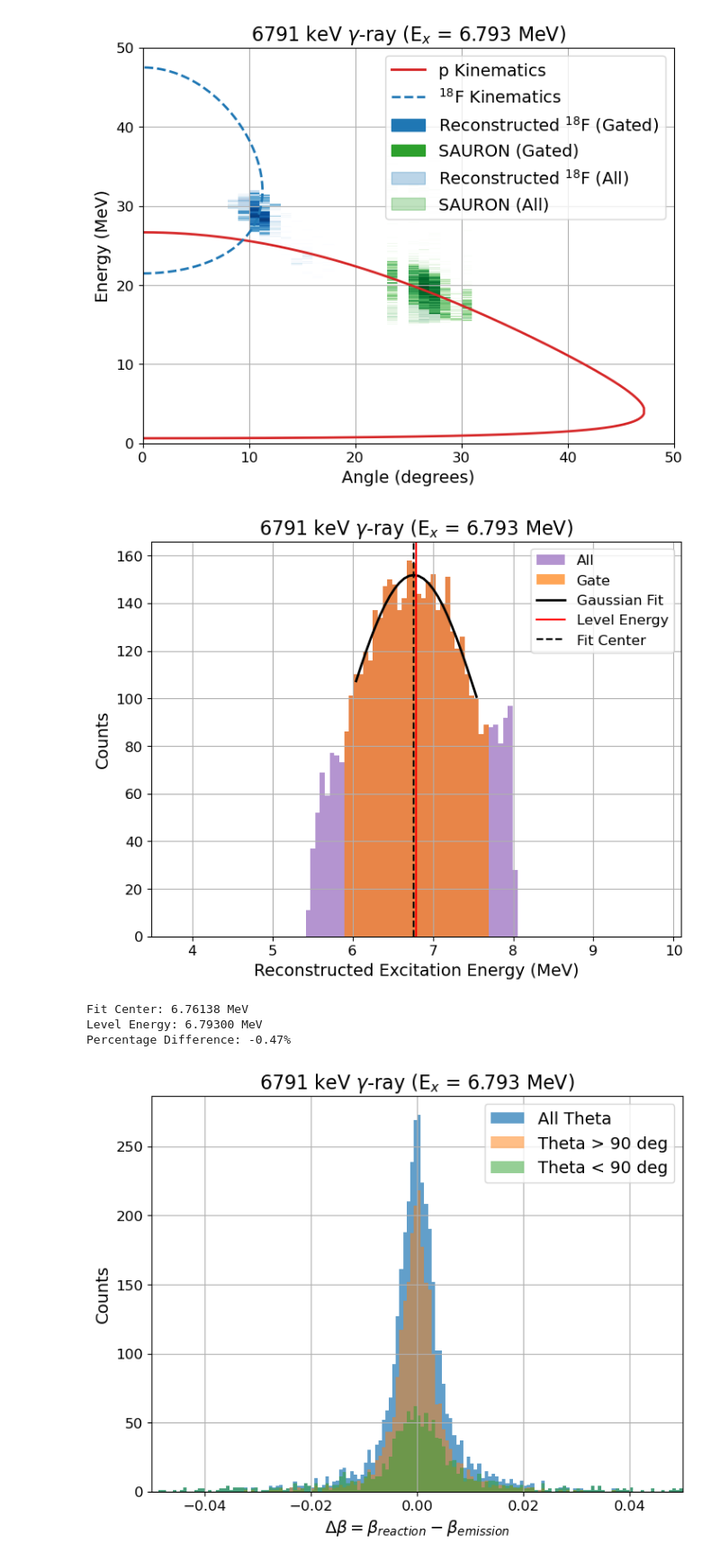
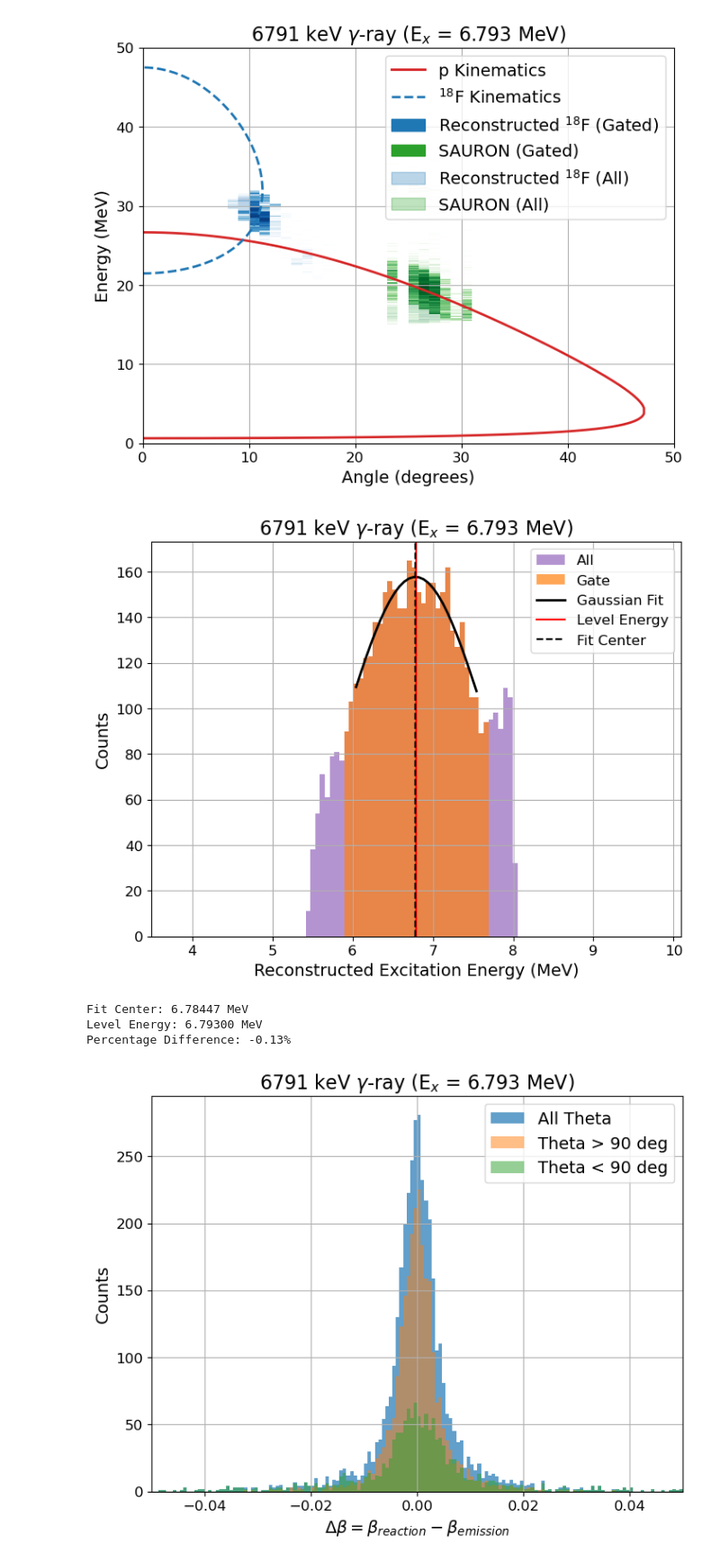
Before and after one commit to skowrons94/15O_Lifetime, a Jupyter notebook: Analyze_6792.ipynb, the cells around one changed output. Shown at 90% size. Drawn from its saved outputs; the diff is of its cells as text; code cells hidden in the pictures.

Commit message:
Better data handling.

```diff
--- a/Analyze_6792.ipynb
+++ b/Analyze_6792.ipynb
@@ -17,8 +17,8 @@ level_energy = 6.793 # MeV
 gamma_energy = 6791 # keV
 beta_mean = 0.067 # c units
 
-theta_range = 40 # Define theta range for projection
-theta_step = 10  # Number of bins on each side of the peak
+theta_range = 30 # Define theta range for projection
+theta_step = 7  # Number of bins on each side of the peak
 
 theta_offset = 1.5
 gain_factor = 1.03
@@ -26,14 +26,8 @@ gain_factor = 1.03
 tolerance = 100 # keV
 tolerance_dc = 20 # keV
 
-# Load the data files
-buffer = io.BytesIO()
-for part in sorted(glob.glob('data/15O_Lifetime_AGATA_Part_*.bin')):
-    with open(part, 'rb') as f:
-        buffer.write(f.read())
-
-buffer.seek(0)
-dataset = np.load(buffer, allow_pickle=True).item()["{}".format(gamma_energy+1)]
+# Open 15O_Lifetime_AGATA_{gamma_energy}.npz and load the dataset
+dataset = np.load(f"data/15O_Lifetime_AGATA_{gamma_energy+1}.npz", allow_pickle=True)
 # %%
 # Calculate Doppler energies
 theta_grid = np.linspace(0, 180, 100)  # Example theta grid for plotting
@@ -386,50 +439,45 @@ print(f"Fit Center: {result.params['center'].value:.5f} MeV")
 print(f"Level Energy: {level_energy:.5f} MeV")
 print(f"Percentage Difference: {percentage_diff:.2f}%")
 # %% [output]
-[figure, old version]
+[figure, new version]
-Fit Center: 6.76138 MeV
+Fit Center: 6.78447 MeV
 Level Energy: 6.79300 MeV
-Percentage Difference: -0.47%
+Percentage Difference: -0.13%
 # %%
-# For all beta_emission above 120 deg increase beta_reaction by 2.5e-4
-for i in range(len(selected_beta_emission)):
-    if selected_thetas[i] > 120:
-        selected_beta_reaction[i] += 2.5e-4
-
 # Calculate delta beta
 delta_beta = selected_beta_reaction - selected_beta_emission
 
 # Plot 1D histograms of delta beta distributions
 plt.figure(figsize=(8, 6))
 
 plt.hist(delta_beta, bins=300, range=(-1e-1, 1e-1), alpha=0.7, label="All Theta")
 
 # Now plot delta_betas > 90 deg and < 90 deg
 mask = selected_thetas > 90
 delta_beta_gt_90 = delta_beta[mask]
 delta_beta_lt_90 = delta_beta[~mask]
 
 plt.hist(delta_beta_gt_90, bins=300, range=(-1e-1, 1e-1), alpha=0.5, label="Theta > 90 deg")
 plt.hist(delta_beta_lt_90, bins=300, range=(-1e-1, 1e-1), alpha=0.5, label="Theta < 90 deg")
 
 plt.xlim(-1e-1, 1e-1)
 
 plt.xlabel(r"$\Delta \beta = \beta _{reaction} - \beta _{emission}$", fontsize=14)
 plt.ylabel("Counts", fontsize=14)
 
 plt.xticks(fontsize=12)
 plt.yticks(fontsize=12)
 
 plt.xlim(-0.05, 0.05)
 
 plt.title(f"{gamma_energy} keV $\\gamma$-ray (E$_x$ = {level_energy:.3f} MeV)", fontsize=16)
 plt.grid()
 
 plt.legend(fontsize=14)
 
 plt.show()
 # %% [output]
-[figure, old version]
+[figure, new version]
 # %%
 theta_range = 30 # Define theta range for projection
 theta_step = 5  # Number of bins on each side of the peak
```
Also changed, not shown: parts of 6 cells of this notebook, 27 other files.
